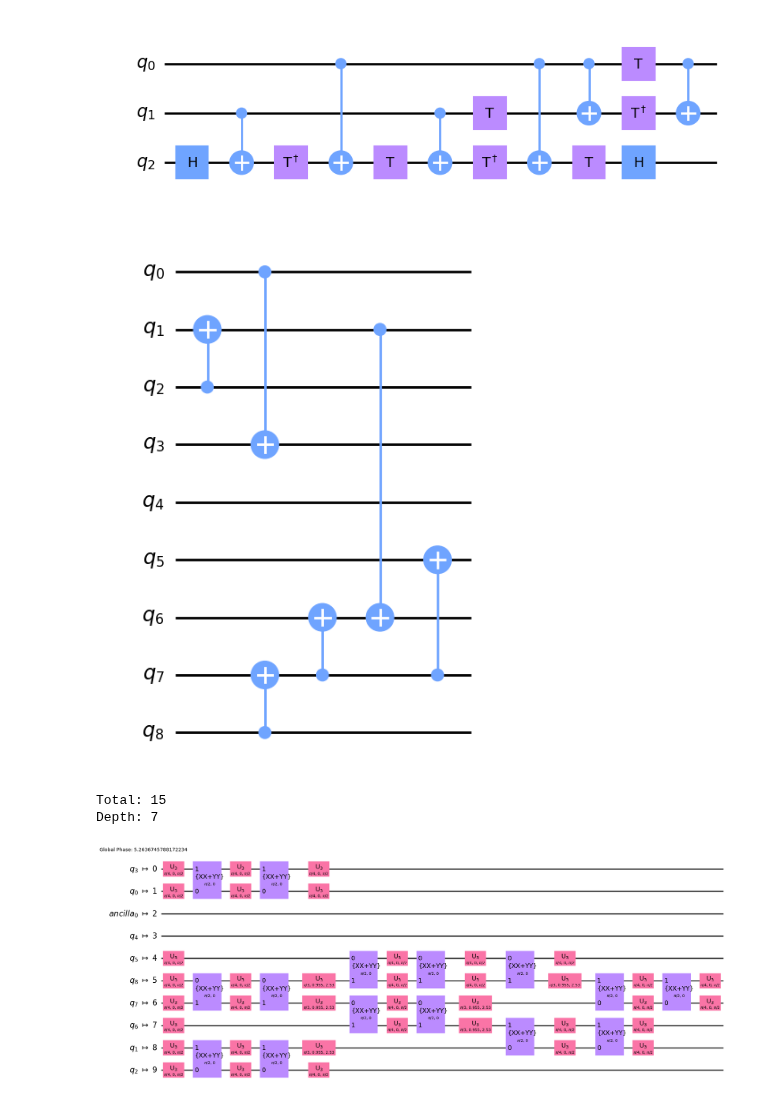
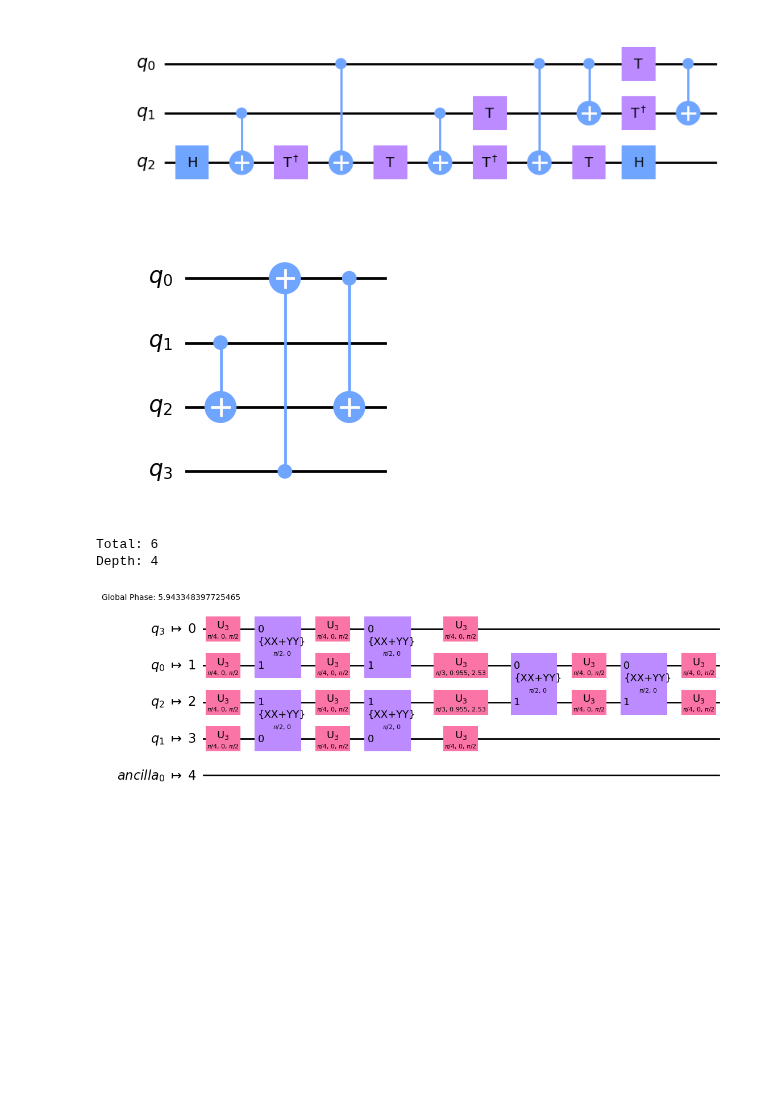
Before and after one commit to Pitt-JonesLab/mirror-gates, a Jupyter notebook: src/virtual_swap/scripts/main.ipynb, the cells around one changed output. Cells and saved outputs as stored; diff of their text form; code cells hidden in the pictures; blank space fills up the shorter version.

```diff
--- a/src/virtual_swap/scripts/main.ipynb
+++ b/src/virtual_swap/scripts/main.ipynb
@@ -72,19 +66,19 @@ qc.decompose().draw("mpl")
 # coupling = CouplingMap.from_grid(4,4)
 # %%
 # generate network of random cnots
-n, M = 3, 6
+n, M = 2, 3
 N = n**2
 qc = QuantumCircuit(N)
 
 for _ in range(M):
     qc.cx(*np.random.choice(N, 2, replace=False))
 
 # coupling = CouplingMap.from_grid(n,n)
 coupling = CouplingMap.from_line(N + 1)
 # a2a = CouplingMap.from_full(N)
 qc.decompose().draw("mpl")
 # %% [output]
-[figure, old version]
+[figure, new version]
 # %%
 from qiskit import transpile
 
@@ -107,9 +101,9 @@ print(
 
 qc2.draw(output="mpl")
 # %% [output]
-Total: 15
-Depth: 7
+Total: 6
+Depth: 4
-[figure, old version]
+[figure, new version]
 # %%
 # run the pass
 pm = PassManager()
```
Also changed, not shown: parts of 8 cells of this notebook, 1 other file.
